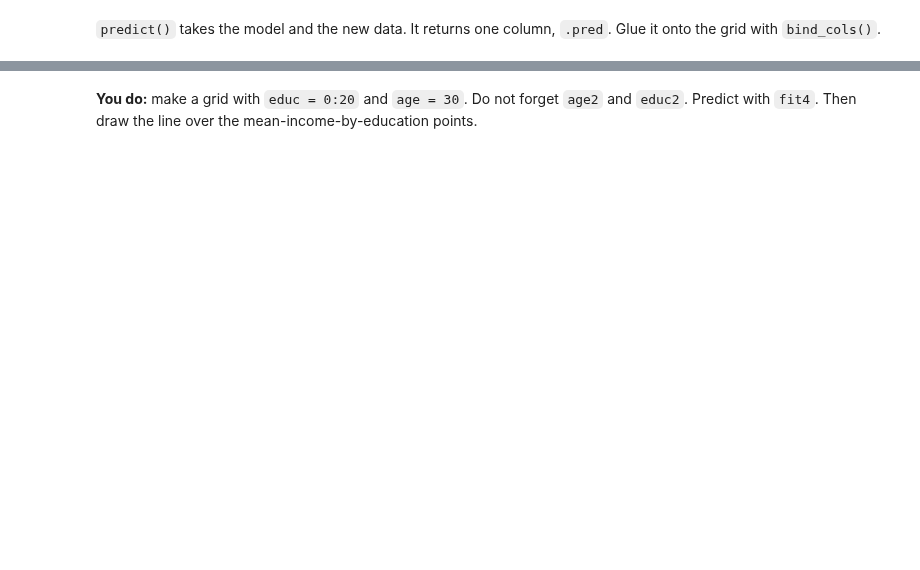
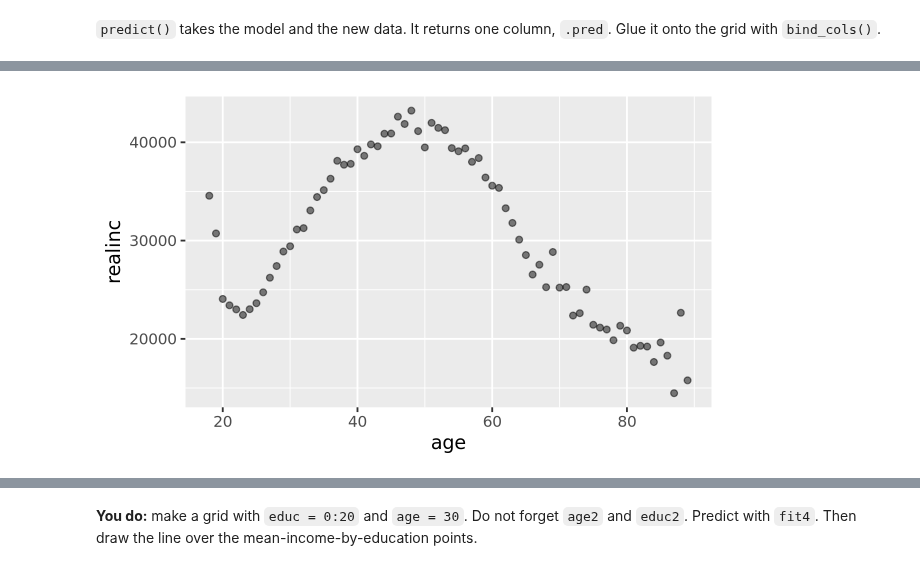
Before and after one commit to chenTracy25/codespace, a Jupyter notebook: notebooks/08-lecture-regression.ipynb, the cells around one changed output, grey strips where cells are left out. Drawn from its saved outputs; the diff is of its cells as text; code cells hidden in the pictures; blank space fills up the shorter version.

```diff
--- a/notebooks/08-lecture-regression.ipynb
+++ b/notebooks/08-lecture-regression.ipynb
@@ -150,3 +297,12 @@ preds |> head()
+# %%
+income_by_age <- gss |>
+    group_by(age) |>
+    summarize(realinc = mean(realinc))
+
+ggplot() +
+    geom_point(data = income_by_age, aes(x = age, y = realinc), alpha = 0.5)
+# %% [output]
+[figure, added]
 # %%
 income_by_age <- gss |>
     group_by(age) |>
```
Also changed, not shown: parts of 22 cells of this notebook, 4 other files.
